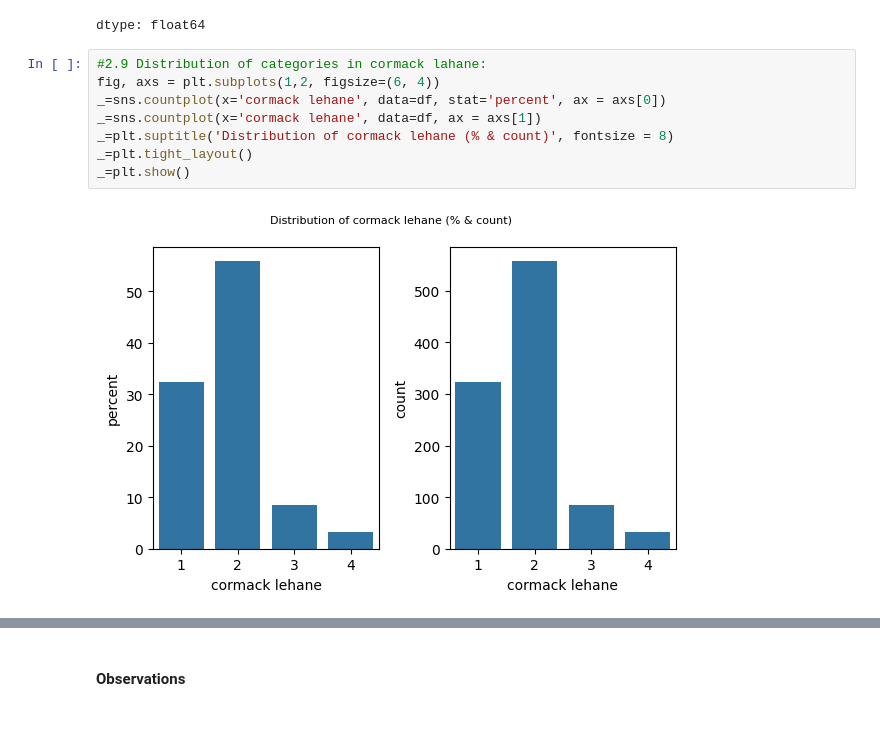
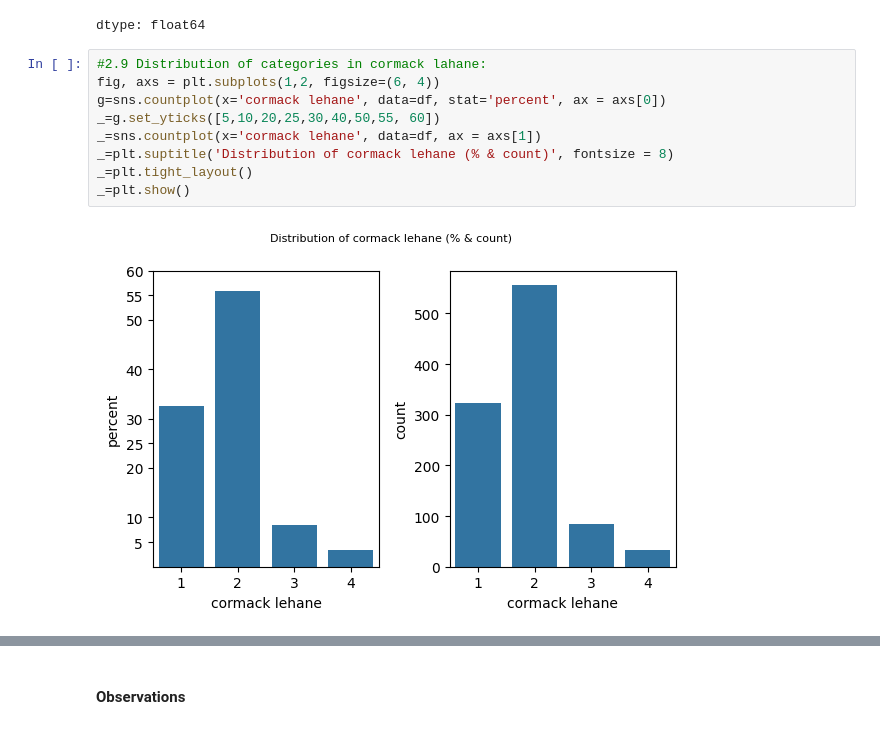
Before and after one commit to harnalashok/classification, a Jupyter notebook: airways.ipynb, the cells around one changed output, grey strips where cells are left out. Drawn from its saved outputs; the diff is of its cells as text.

```diff
--- a/airways.ipynb
+++ b/airways.ipynb
@@ -389,13 +389,14 @@ dtype: float64
 # %%
 #2.9 Distribution of categories in cormack lahane:
 fig, axs = plt.subplots(1,2, figsize=(6, 4))
-_=sns.countplot(x='cormack lehane', data=df, stat='percent', ax = axs[0])
+g=sns.countplot(x='cormack lehane', data=df, stat='percent', ax = axs[0])
+_=g.set_yticks([5,10,20,25,30,40,50,55, 60])
 _=sns.countplot(x='cormack lehane', data=df, ax = axs[1])
 _=plt.suptitle('Distribution of cormack lehane (% & count)', fontsize = 8)
 _=plt.tight_layout()
 _=plt.show()
 # %% [output]
-[figure, old version]
+[figure, new version]
 # %%
 # When cormack lehane of 4
 filtered_df = df.loc[df['cormack lehane'] == 4 , : ]
```
Also changed, not shown: parts of 3 cells of this notebook.
